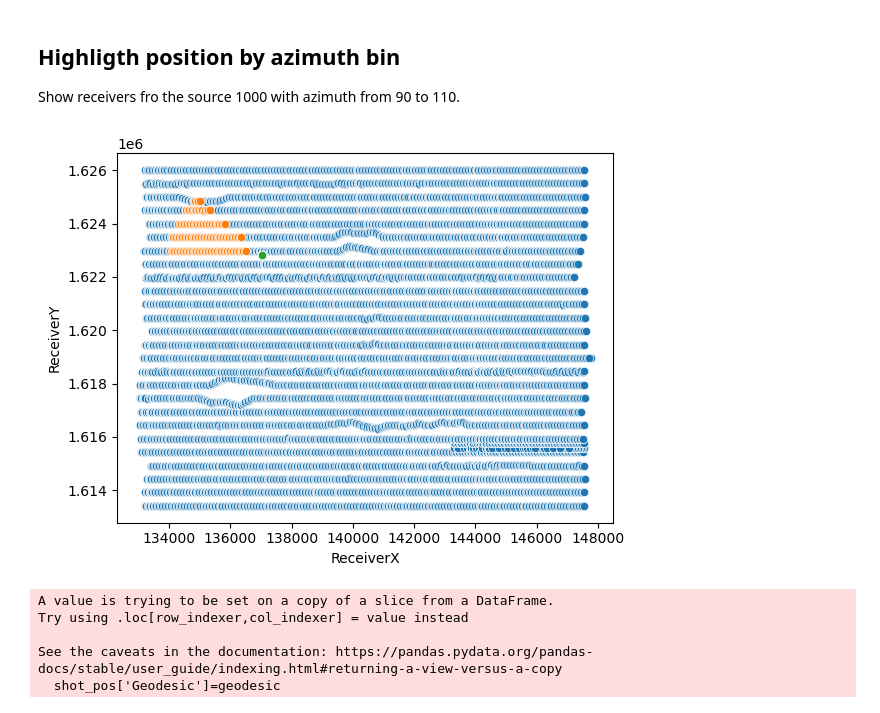
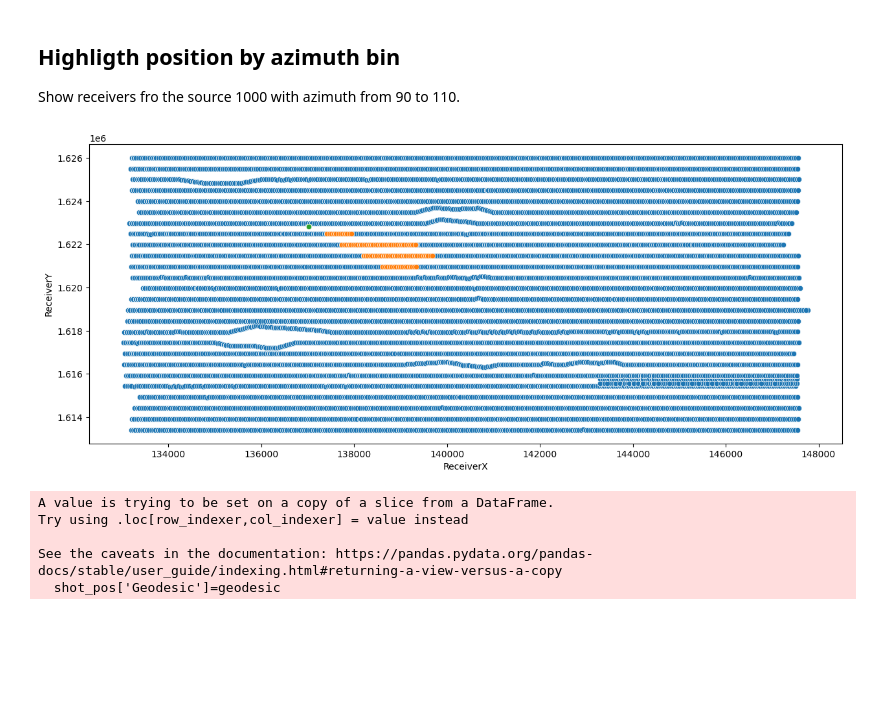
Before and after one commit to Ivanjav/SW_Inversion_3D_Data, a Jupyter notebook: 6_Beamforming3D.ipynb, the cells around one changed output. Drawn from its saved outputs; the diff is of its cells as text; code cells hidden in the pictures; blank space fills up the shorter version.

```diff
--- a/6_Beamforming3D.ipynb
+++ b/6_Beamforming3D.ipynb
@@ -105,17 +105,17 @@ plt.show()
 ## Highligth position by azimuth bin
 Show receivers fro the source 1000 with azimuth from 90 to 110.
 # %%
-bazi=90
-dbaz=45
+bazi=290
+dbaz=30
 bazf=bazi+dbaz                  #Limit values of azimuth
 minof=500
 shot_backazimuth_pos=shot_pos[(shot_pos['Backazimuth']>bazi)&(shot_pos['Backazimuth']<bazf)&(shot_pos['Offset']>minof)]
 sns.scatterplot(data=header, x="ReceiverX", y="ReceiverY")
 sns.scatterplot(data=shot_backazimuth_pos, x="ReceiverX", y="ReceiverY")
 sns.scatterplot(data=shot_backazimuth_pos, x="SourceX_new", y="SourceY_new")
 plt.show()
 # %% [output]
-[figure, old version]
+[figure, new version]
 # %%
 import pickle
 with open('inter_topo.pkl', 'rb') as f:
```
Also changed, not shown: parts of 18 cells of this notebook, 1 other file.
